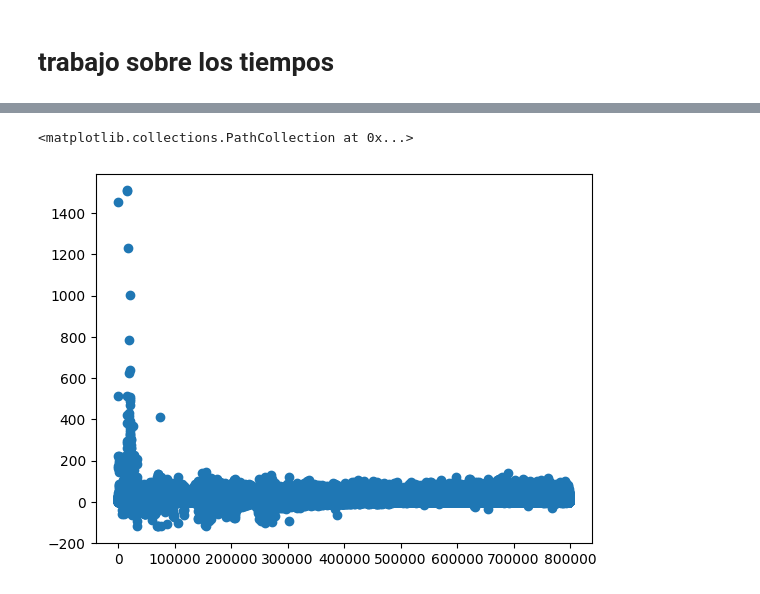
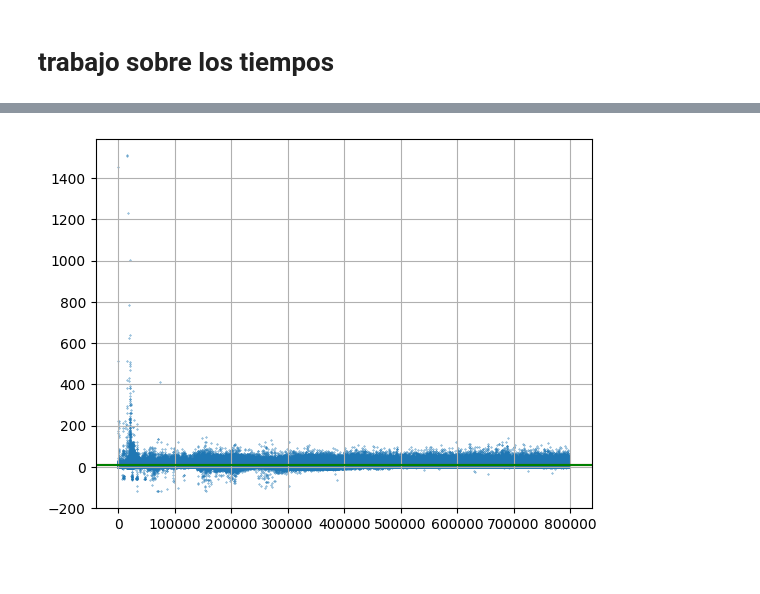
Before and after one commit to bitcoinR3search/BitcoinResearch, a Jupyter notebook: scripts/bra_pruebas/Re_graf.ipynb, the cells around one changed output, grey strips where cells are left out. Saved outputs shown, nothing was run; the diff lists cells and outputs as text; code cells hidden in the pictures.

```diff
--- a/scripts/bra_pruebas/Re_graf.ipynb
+++ b/scripts/bra_pruebas/Re_graf.ipynb
@@ -114,7 +114,7 @@ total = aux['total']
 
 #crea un arreglo que empieza en 1 sube hasta 798268, sube de 1 en 1
 #a=np.copy(time_b)
-c=np.linspace(1,len(time_b),len(time_b))
+#c=np.linspace(1,len(time_b),len(time_b))
 
 #copia el contenido del arreglo time_b
 diferencias=[]
@@ -124,8 +124,8 @@ for i in range(1,len(time_b)):
     fecha_actual = datetime.strptime(time_b[i], "%Y-%m-%d %H:%M:%S")
     diferencia = (fecha_actual - fecha_anterior).total_seconds()
     diferencias.append(diferencia)
-
-print(len(c),len(diferencias))
+#se debe optimizar este for para no llamar dos veces al strptime por cada iteración
+print(len(diferencias))
 
 #fig,ax=plt.subplots()
 #crea un objeto graficable del tipo fig
@@ -135,9 +135,10 @@ print(len(c),len(diferencias))
+# %%
+fechas=[datetime.strptime(i,"%Y-%m-%d %H:%M:%S") for i in time_b]
+#diferencias=[(fechas[i]-fechas(i-1)).total_seconds() for i in range(1,len(fechas)) ]
 # %%
-for i in range(1,5):
-    fecha_anterior=datetime.strptime(time_b[i-1], "%Y-%m-%d %H:%M:%S")
-    print(fecha_anterior)
-    fecha_actual = datetime.strptime(time_b[i], "%Y-%m-%d %H:%M:%S")
-    diferencia = (fecha_actual - fecha_anterior).total_seconds()
-    print(fecha_actual)
-    print(diferencia)
-    diferencias.append(diferencia)
+diferencias=[]
+for i in range(1,len(fechas)):
+    diferencias.append((fechas[i]-fechas[i-1]).total_seconds())
+
+d=np.array(diferencias)
+d=d/60
@@ -201,9 +166,12 @@ for i in range(0,len(d)):
 # %%
 
 fig,ax=plt.subplots()
 #crea un objeto graficable del tipo fig
-ax.scatter(c[:len(d)],d)
+ax.scatter(c[:len(d)], d, s=0.1)
+plt.axhline(10, color='red')
+plt.axhline(np.mean(d), color='g')
+ax.grid(True)
+
 #crea una grafica de sipersion y toma como eje x al arreglo "c", eje y a "b"
 # %% [output]
-<matplotlib.collections.PathCollection at 0x...>
-[figure, old version]
+[figure, new version]
```
Also changed, not shown: parts of 6 cells of this notebook.
